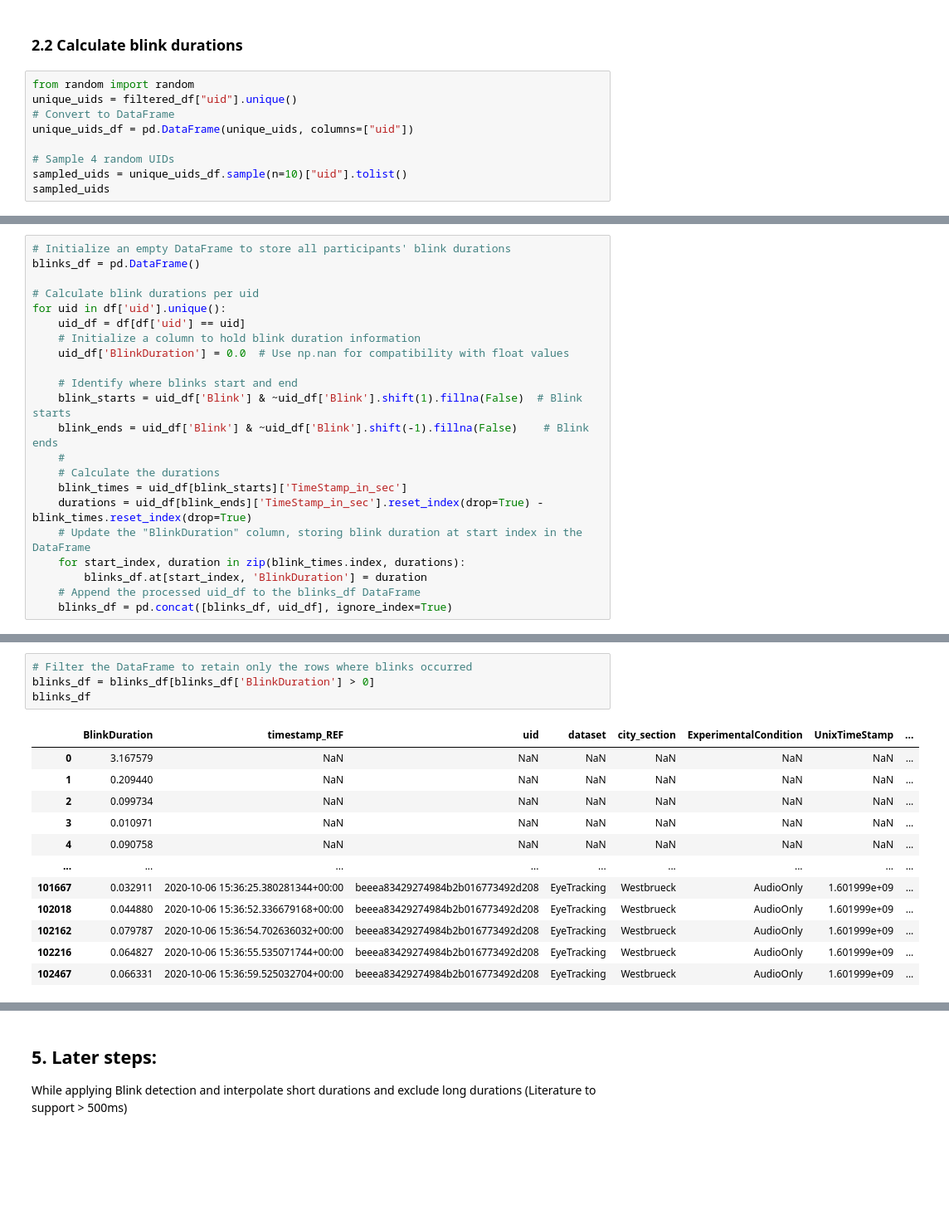
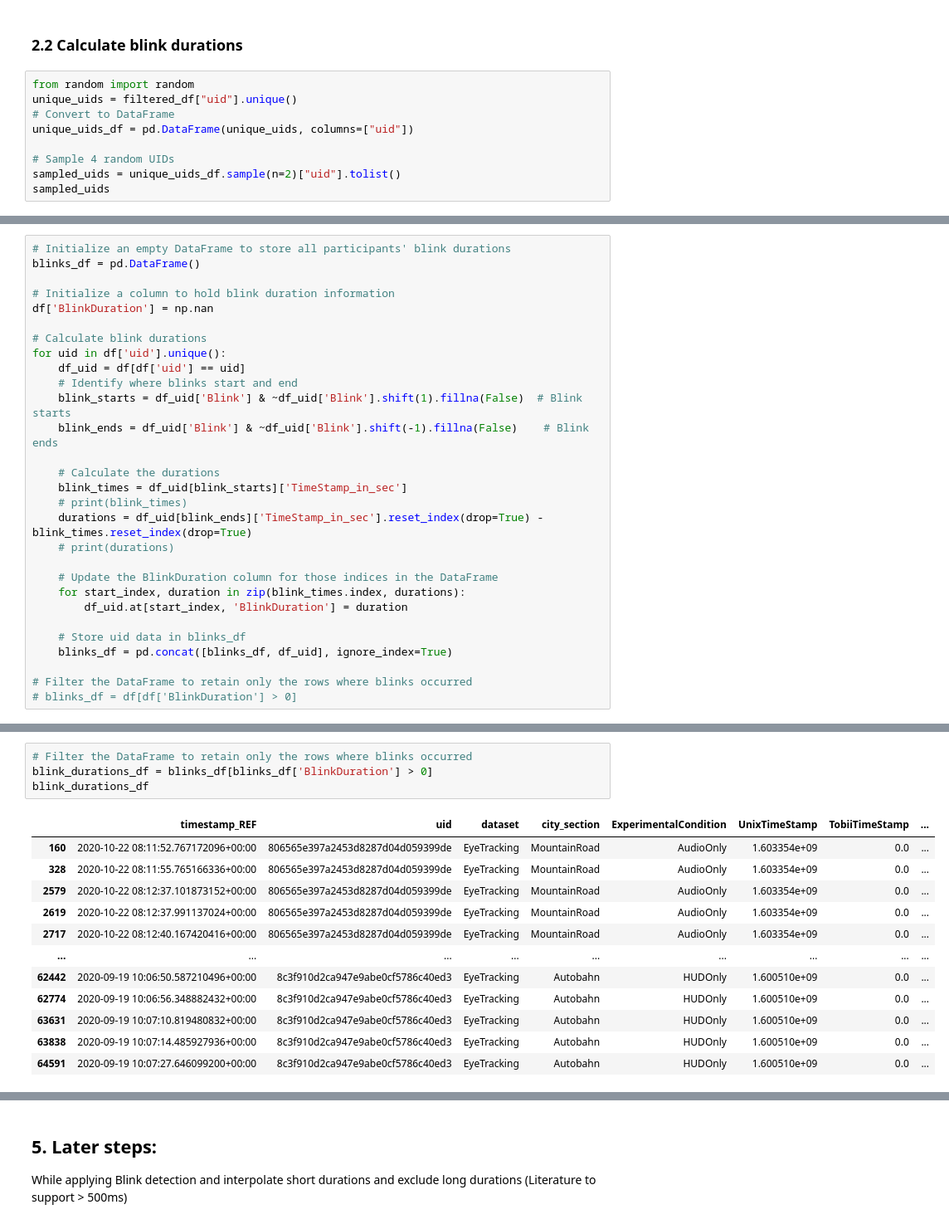
Before and after one commit to JohnMadrid/fpca-takeOverRequests, a Jupyter notebook: preprocessing.ipynb, the cells around one changed output, grey strips where cells are left out. Shown: that part at 83% size. Drawn from its saved outputs; the diff is of its cells as text; blank space fills up the shorter version.

```diff
--- a/preprocessing.ipynb
+++ b/preprocessing.ipynb
@@ -291,6 +293,6 @@ unique_uids = filtered_df["uid"].unique()
 unique_uids_df = pd.DataFrame(unique_uids, columns=["uid"])
 
 # Sample 4 random UIDs
-sampled_uids = unique_uids_df.sample(n=10)["uid"].tolist()
+sampled_uids = unique_uids_df.sample(n=2)["uid"].tolist()
 sampled_uids
 # %% [output]
@@ -326,21 +319,28 @@ df
 # Initialize an empty DataFrame to store all participants' blink durations
 blinks_df = pd.DataFrame()
 
-# Calculate blink durations per uid
+# Initialize a column to hold blink duration information
+df['BlinkDuration'] = np.nan
+
+# Calculate blink durations
 for uid in df['uid'].unique():
-    uid_df = df[df['uid'] == uid]
-    # Initialize a column to hold blink duration information
-    uid_df['BlinkDuration'] = 0.0  # Use np.nan for compatibility with float values
+    df_uid = df[df['uid'] == uid]
+    # Identify where blinks start and end
+    blink_starts = df_uid['Blink'] & ~df_uid['Blink'].shift(1).fillna(False)  # Blink starts
+    blink_ends = df_uid['Blink'] & ~df_uid['Blink'].shift(-1).fillna(False)    # Blink ends
 
-    # Identify where blinks start and end
-    blink_starts = uid_df['Blink'] & ~uid_df['Blink'].shift(1).fillna(False)  # Blink starts
-    blink_ends = uid_df['Blink'] & ~uid_df['Blink'].shift(-1).fillna(False)    # Blink ends
-    #
     # Calculate the durations
-    blink_times = uid_df[blink_starts]['TimeStamp_in_sec']
-    durations = uid_df[blink_ends]['TimeStamp_in_sec'].reset_index(drop=True) - blink_times.reset_index(drop=True)
-    # Update the "BlinkDuration" column, storing blink duration at start index in the DataFrame
+    blink_times = df_uid[blink_starts]['TimeStamp_in_sec']
+    # print(blink_times)
+    durations = df_uid[blink_ends]['TimeStamp_in_sec'].reset_index(drop=True) - blink_times.reset_index(drop=True)
+    # print(durations)
+
+    # Update the BlinkDuration column for those indices in the DataFrame
     for start_index, duration in zip(blink_times.index, durations):
-        blinks_df.at[start_index, 'BlinkDuration'] = duration
-    # Append the processed uid_df to the blinks_df DataFrame
-    blinks_df = pd.concat([blinks_df, uid_df], ignore_index=True)
+        df_uid.at[start_index, 'BlinkDuration'] = duration
+
+    # Store uid data in blinks_df
+    blinks_df = pd.concat([blinks_df, df_uid], ignore_index=True)
+
+# Filter the DataFrame to retain only the rows where blinks occurred
+# blinks_df = df[df['BlinkDuration'] > 0]
@@ -363,17 +347,17 @@ df
 # %%
 # Filter the DataFrame to retain only the rows where blinks occurred
-blinks_df = blinks_df[blinks_df['BlinkDuration'] > 0]
-blinks_df
+blink_durations_df = blinks_df[blinks_df['BlinkDuration'] > 0]
+blink_durations_df
 # %% [output]
-|  | BlinkDuration | timestamp_REF | uid | dataset | city_section | ExperimentalCondition | UnixTimeStamp | ... |
-| 0 | 3.167579 | NaN | NaN | NaN | NaN | NaN | NaN | ... |
-| 1 | 0.209440 | NaN | NaN | NaN | NaN | NaN | NaN | ... |
-| 2 | 0.099734 | NaN | NaN | NaN | NaN | NaN | NaN | ... |
-| 3 | 0.010971 | NaN | NaN | NaN | NaN | NaN | NaN | ... |
-| 4 | 0.090758 | NaN | NaN | NaN | NaN | NaN | NaN | ... |
+|  | timestamp_REF | uid | dataset | city_section | ExperimentalCondition | UnixTimeStamp | TobiiTimeStamp | ... |
+| 160 | 2020-10-22 08:11:52.767172096+00:00 | 806565e397a2453d8287d04d059399de | EyeTracking | MountainRoad | AudioOnly | 1.603354e+09 | 0.0 | ... |
+| 328 | 2020-10-22 08:11:55.765166336+00:00 | 806565e397a2453d8287d04d059399de | EyeTracking | MountainRoad | AudioOnly | 1.603354e+09 | 0.0 | ... |
+| 2579 | 2020-10-22 08:12:37.101873152+00:00 | 806565e397a2453d8287d04d059399de | EyeTracking | MountainRoad | AudioOnly | 1.603354e+09 | 0.0 | ... |
+| 2619 | 2020-10-22 08:12:37.991137024+00:00 | 806565e397a2453d8287d04d059399de | EyeTracking | MountainRoad | AudioOnly | 1.603354e+09 | 0.0 | ... |
+| 2717 | 2020-10-22 08:12:40.167420416+00:00 | 806565e397a2453d8287d04d059399de | EyeTracking | MountainRoad | AudioOnly | 1.603354e+09 | 0.0 | ... |
 | ... | ... | ... | ... | ... | ... | ... | ... | ... |
-| 101667 | 0.032911 | 2020-10-06 15:36:25.380281344+00:00 | beeea83429274984b2b016773492d208 | EyeTracking | Westbrueck | AudioOnly | 1.601999e+09 | ... |
-| 102018 | 0.044880 | 2020-10-06 15:36:52.336679168+00:00 | beeea83429274984b2b016773492d208 | EyeTracking | Westbrueck | AudioOnly | 1.601999e+09 | ... |
-| 102162 | 0.079787 | 2020-10-06 15:36:54.702636032+00:00 | beeea83429274984b2b016773492d208 | EyeTracking | Westbrueck | AudioOnly | 1.601999e+09 | ... |
-| 102216 | 0.064827 | 2020-10-06 15:36:55.535071744+00:00 | beeea83429274984b2b016773492d208 | EyeTracking | Westbrueck | AudioOnly | 1.601999e+09 | ... |
-| 102467 | 0.066331 | 2020-10-06 15:36:59.525032704+00:00 | beeea83429274984b2b016773492d208 | EyeTracking | Westbrueck | AudioOnly | 1.601999e+09 | ... |
+| 62442 | 2020-09-19 10:06:50.587210496+00:00 | 8c3f910d2ca947e9abe0cf5786c40ed3 | EyeTracking | Autobahn | HUDOnly | 1.600510e+09 | 0.0 | ... |
+| 62774 | 2020-09-19 10:06:56.348882432+00:00 | 8c3f910d2ca947e9abe0cf5786c40ed3 | EyeTracking | Autobahn | HUDOnly | 1.600510e+09 | 0.0 | ... |
+| 63631 | 2020-09-19 10:07:10.819480832+00:00 | 8c3f910d2ca947e9abe0cf5786c40ed3 | EyeTracking | Autobahn | HUDOnly | 1.600510e+09 | 0.0 | ... |
+| 63838 | 2020-09-19 10:07:14.485927936+00:00 | 8c3f910d2ca947e9abe0cf5786c40ed3 | EyeTracking | Autobahn | HUDOnly | 1.600510e+09 | 0.0 | ... |
+| 64591 | 2020-09-19 10:07:27.646099200+00:00 | 8c3f910d2ca947e9abe0cf5786c40ed3 | EyeTracking | Autobahn | HUDOnly | 1.600510e+09 | 0.0 | ... |
```
Also changed, not shown: parts of 12 cells of this notebook.
